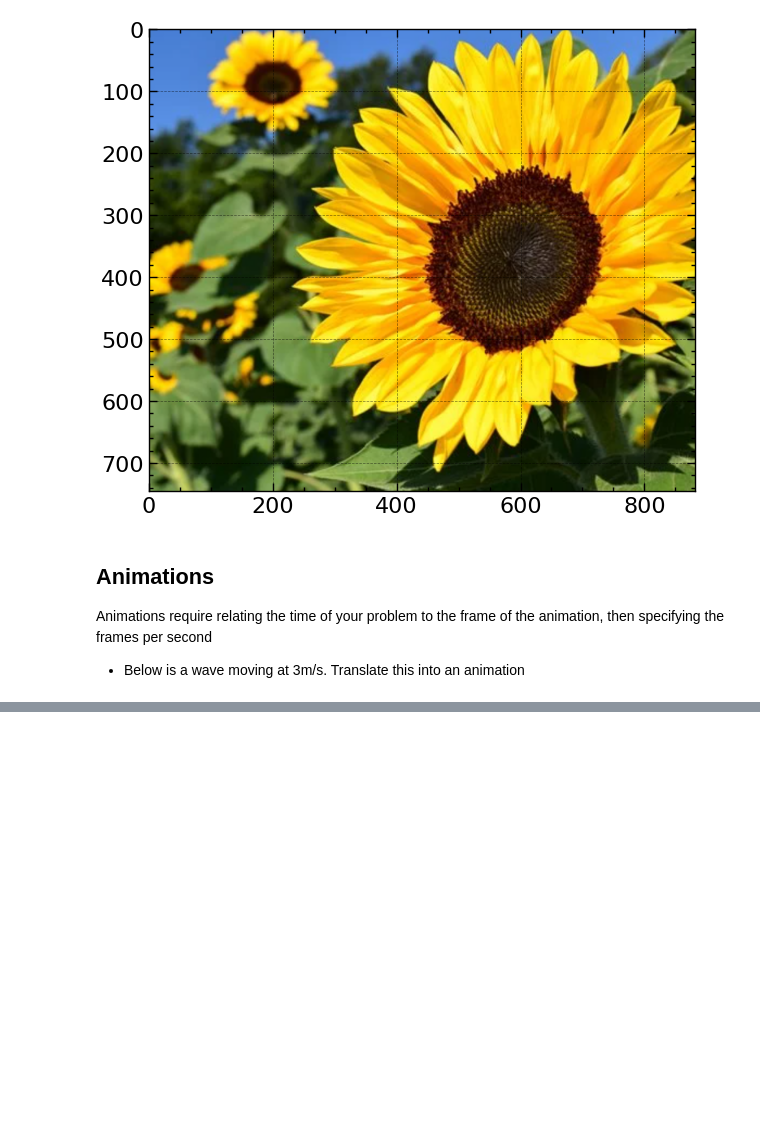
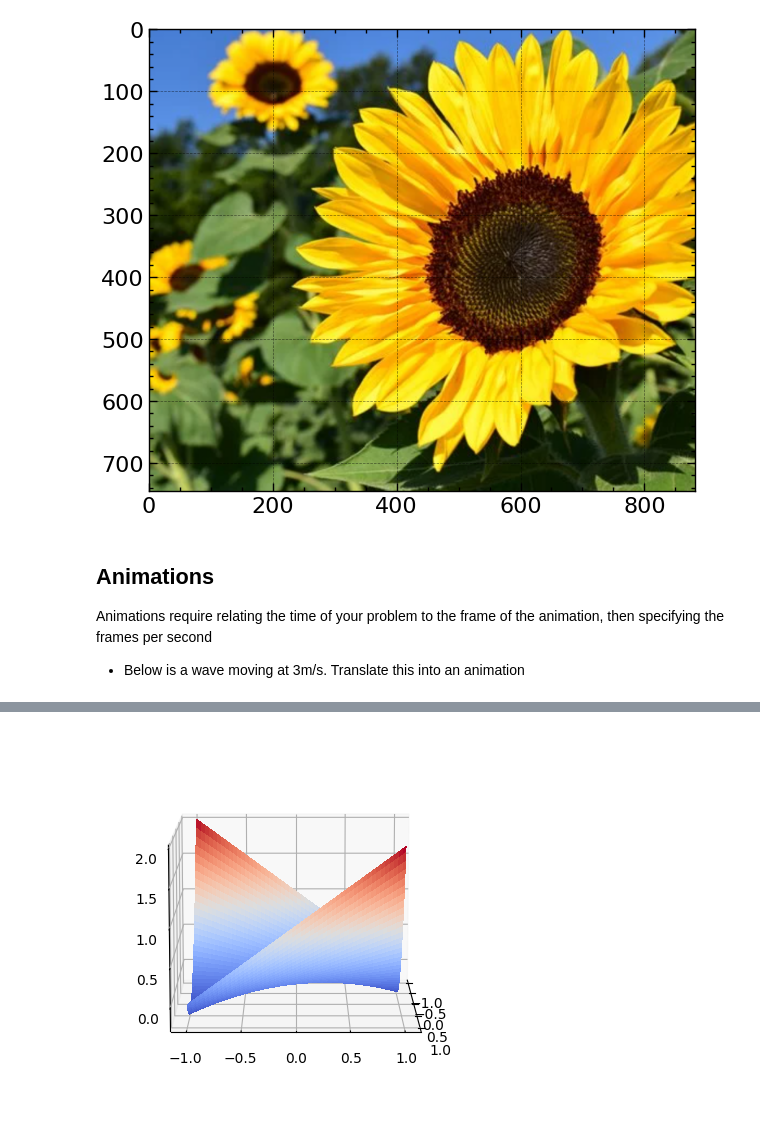
Before and after one commit to ashleysharp/codespaces-jupyter, a Jupyter notebook: notebooks/matplotlib.ipynb, the cells around one changed output, grey strips where cells are left out. Drawn from its saved outputs; the diff is of its cells as text; code cells hidden in the pictures; blank space fills up the shorter version.

```diff
--- a/notebooks/matplotlib.ipynb
+++ b/notebooks/matplotlib.ipynb
@@ -302,0 +321,17 @@ from matplotlib.animation import PillowWriter
+# %%
+_ = np.linspace(-1, 1, 100)
+x, y = np.meshgrid(_, _)
+z = x**2 + x*y
+# %%
+fig, ax = plt.subplots(subplot_kw={"projection": "3d"})
+ax.plot_surface(x,y,z, cmap='coolwarm',
+                       linewidth=0, antialiased=False)
+ax.view_init(elev=10, azim=0)
+
+def animate(i):
+    ax.view_init(elev=10, azim=3*i)
+
+ani = animation.FuncAnimation(fig, animate, frames=120, interval=50)
+ani.save('../images/ani2.gif', writer='pillow', fps = 30, dpi = 100)
+# %% [output]
+[figure, added]
```
Also changed, not shown: parts of 16 cells of this notebook, 3 other files.
